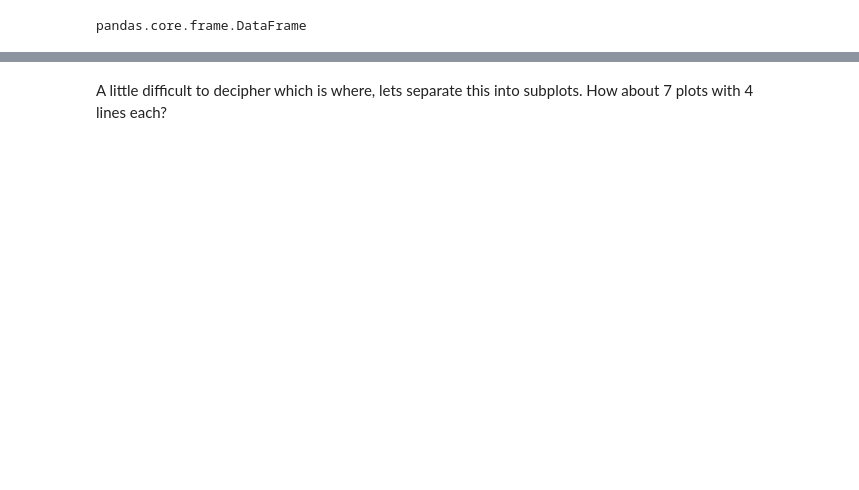
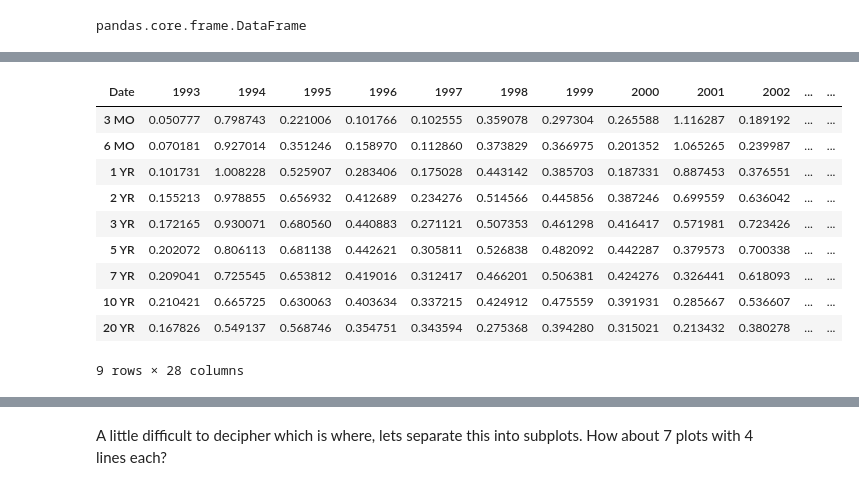
Before and after one commit to NicholasOgawa/EconML, a Jupyter notebook: CreditSpreads.ipynb, the cells around one changed output, grey strips where cells are left out. Saved outputs shown, nothing was run; the diff lists cells and outputs as text; code cells hidden in the pictures; blank space fills up the shorter version.

```diff
--- a/CreditSpreads.ipynb
+++ b/CreditSpreads.ipynb
@@ -101,0 +158,15 @@ plt.plot(yieldcurves);
+# %%
+yieldcurvestd = dfystd.T
+yieldcurvestd
+# %% [output]
+| Date | 1993 | 1994 | 1995 | 1996 | 1997 | 1998 | 1999 | 2000 | 2001 | 2002 | ... | ... |
+| 3 MO | 0.050777 | 0.798743 | 0.221006 | 0.101766 | 0.102555 | 0.359078 | 0.297304 | 0.265588 | 1.116287 | 0.189192 | ... | ... |
+| 6 MO | 0.070181 | 0.927014 | 0.351246 | 0.158970 | 0.112860 | 0.373829 | 0.366975 | 0.201352 | 1.065265 | 0.239987 | ... | ... |
+| 1 YR | 0.101731 | 1.008228 | 0.525907 | 0.283406 | 0.175028 | 0.443142 | 0.385703 | 0.187331 | 0.887453 | 0.376551 | ... | ... |
+| 2 YR | 0.155213 | 0.978855 | 0.656932 | 0.412689 | 0.234276 | 0.514566 | 0.445856 | 0.387246 | 0.699559 | 0.636042 | ... | ... |
+| 3 YR | 0.172165 | 0.930071 | 0.680560 | 0.440883 | 0.271121 | 0.507353 | 0.461298 | 0.416417 | 0.571981 | 0.723426 | ... | ... |
+| 5 YR | 0.202072 | 0.806113 | 0.681138 | 0.442621 | 0.305811 | 0.526838 | 0.482092 | 0.442287 | 0.379573 | 0.700338 | ... | ... |
+| 7 YR | 0.209041 | 0.725545 | 0.653812 | 0.419016 | 0.312417 | 0.466201 | 0.506381 | 0.424276 | 0.326441 | 0.618093 | ... | ... |
+| 10 YR | 0.210421 | 0.665725 | 0.630063 | 0.403634 | 0.337215 | 0.424912 | 0.475559 | 0.391931 | 0.285667 | 0.536607 | ... | ... |
+| 20 YR | 0.167826 | 0.549137 | 0.568746 | 0.354751 | 0.343594 | 0.275368 | 0.394280 | 0.315021 | 0.213432 | 0.380278 | ... | ... |
+9 rows × 28 columns
```
Also changed, not shown: parts of 49 cells of this notebook.
